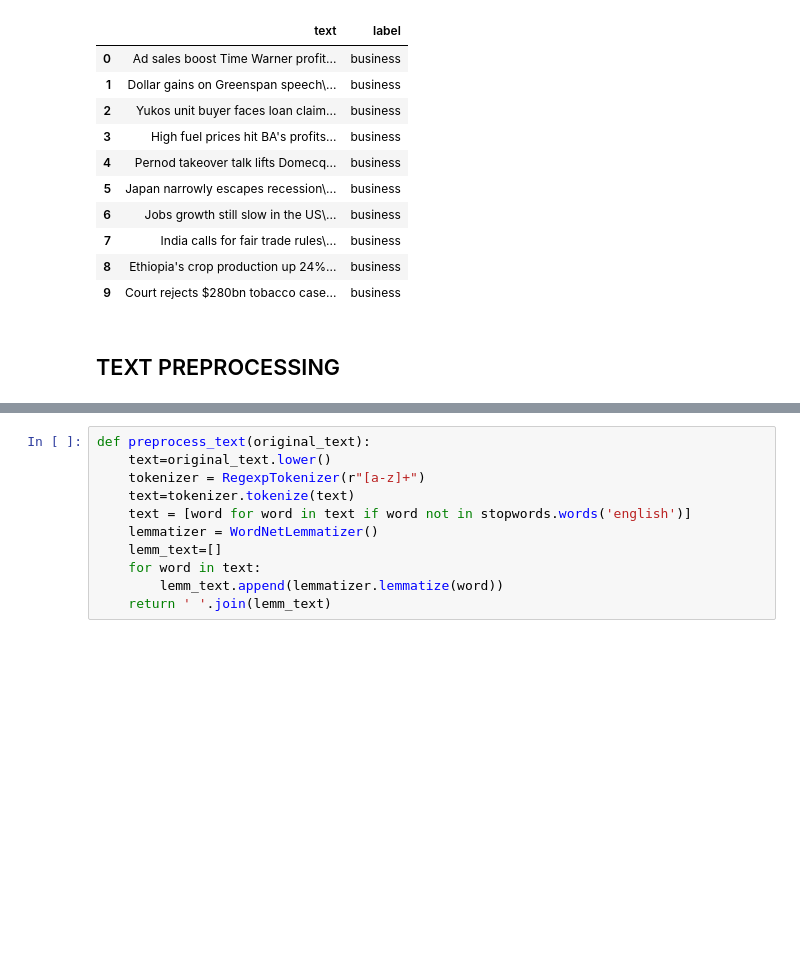
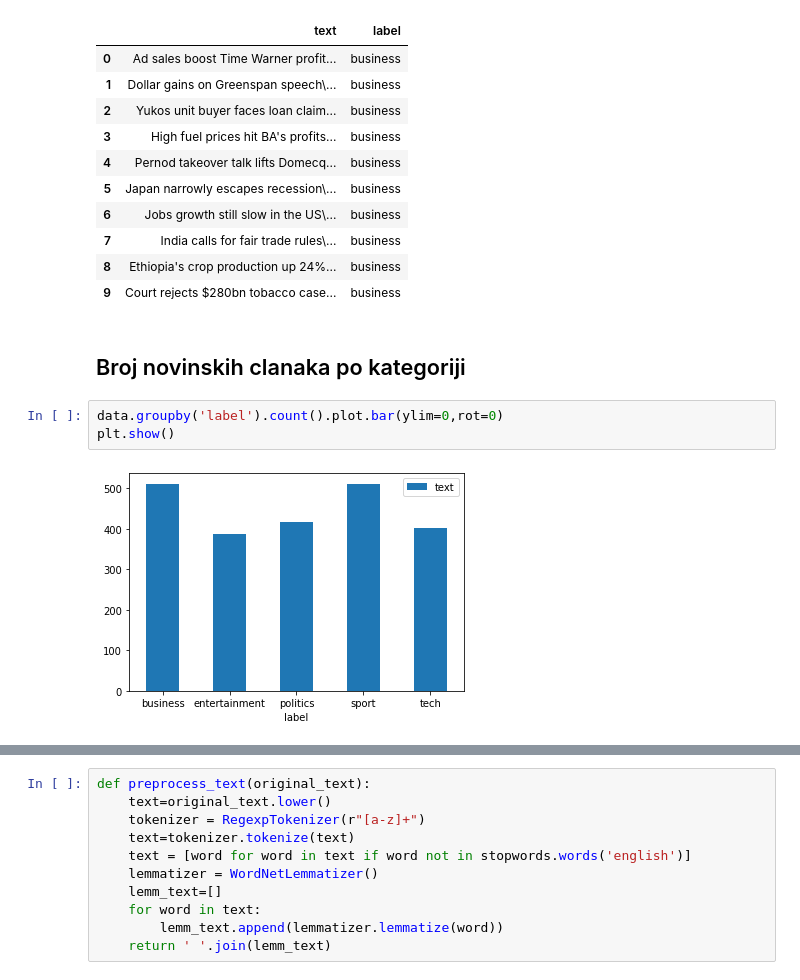
Before and after one commit to darkosarajkic997/NewsClassification, a Jupyter notebook: NewsClassification.ipynb, the cells around one changed output, grey strips where cells are left out. Saved outputs shown, nothing was run; the diff lists cells and outputs as text; blank space fills up the shorter version.

```diff
--- a/NewsClassification.ipynb
+++ b/NewsClassification.ipynb
@@ -55,5 +51,10 @@ data.head(10)
 | 7 | India calls for fair trade rules\... | business |
 | 8 | Ethiopia's crop production up 24%... | business |
 | 9 | Court rejects $280bn tobacco case... | business |
-# %% [markdown]
-## TEXT PREPROCESSING
+# %% [markdown]
+## Broj novinskih clanaka po kategoriji
+# %%
+data.groupby('label').count().plot.bar(ylim=0,rot=0)
+plt.show()
+# %% [output]
+[figure, added]
```
Also changed, not shown: parts of 39 cells of this notebook.
